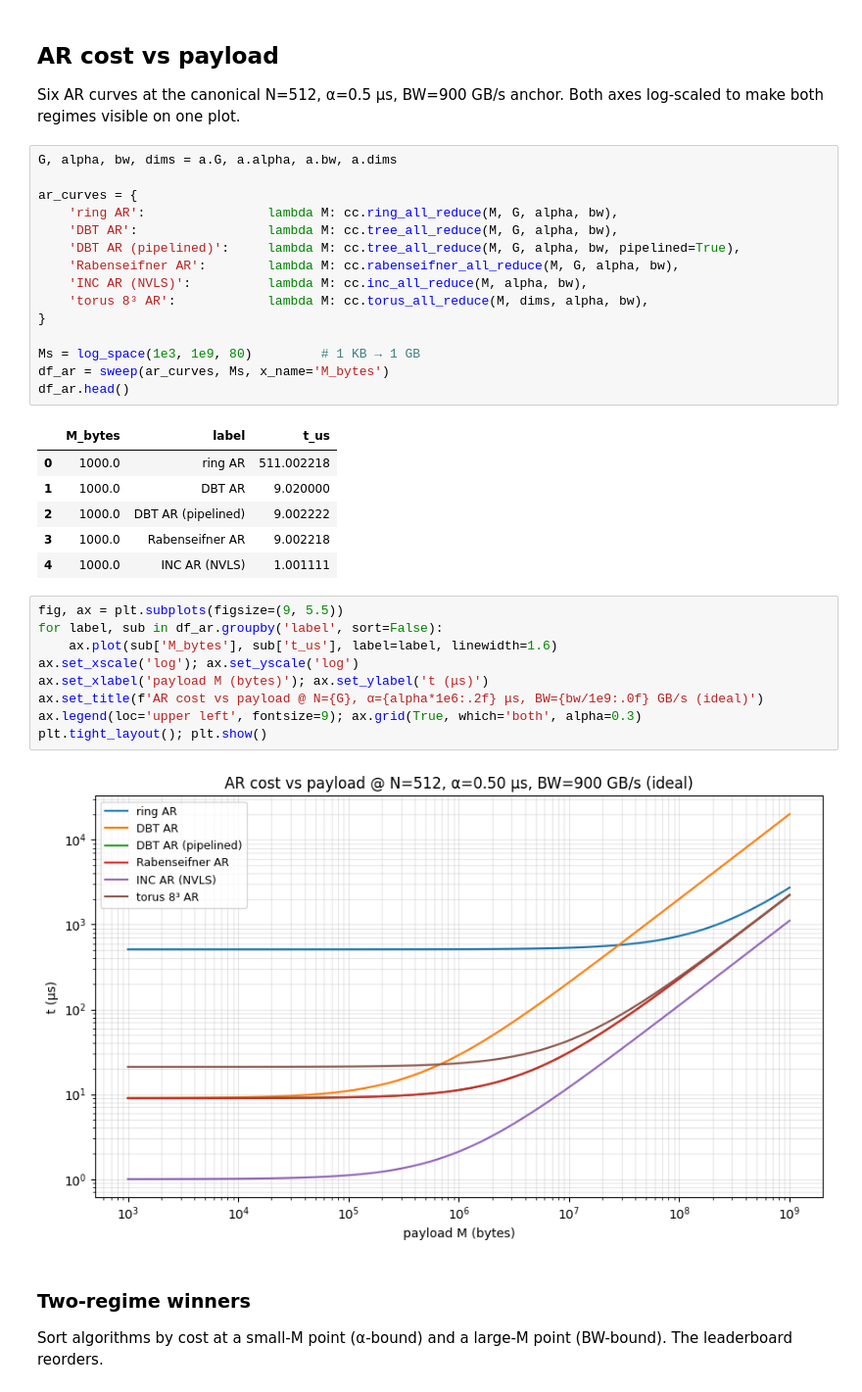
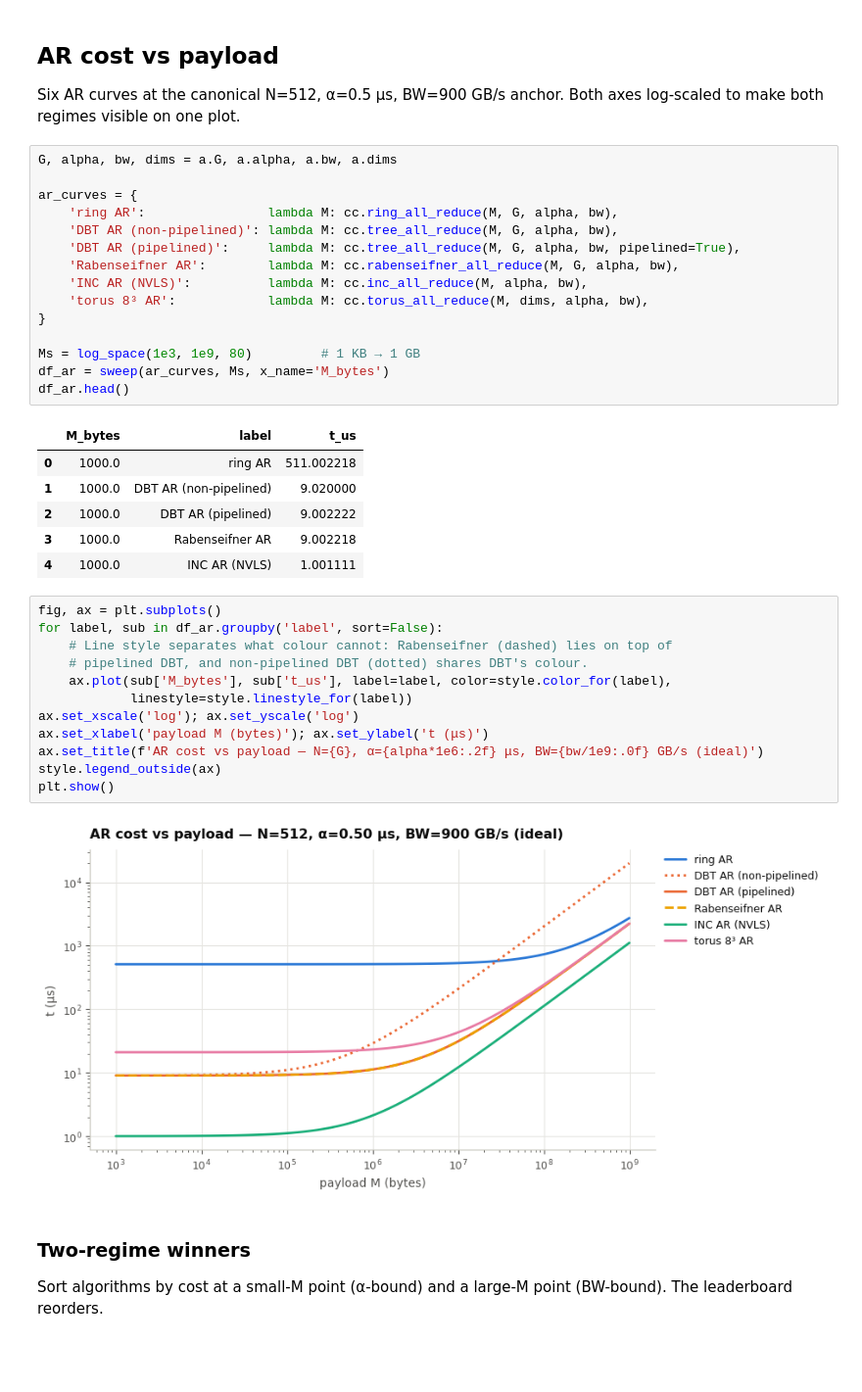
Before and after one commit to spiceMonkey/collective-comm, a Jupyter notebook: code/notebooks/01_payload_sweep.ipynb, the cells around one changed output. Shown at 98% size. Drawn from its saved outputs; the diff is of its cells as text; blank space fills up the shorter version.

```diff
--- a/code/notebooks/01_payload_sweep.ipynb
+++ b/code/notebooks/01_payload_sweep.ipynb
@@ -37,7 +40,7 @@ G, alpha, bw, dims = a.G, a.alpha, a.bw, a.dims
 
 ar_curves = {
     'ring AR':                lambda M: cc.ring_all_reduce(M, G, alpha, bw),
-    'DBT AR':                 lambda M: cc.tree_all_reduce(M, G, alpha, bw),
+    'DBT AR (non-pipelined)': lambda M: cc.tree_all_reduce(M, G, alpha, bw),
     'DBT AR (pipelined)':     lambda M: cc.tree_all_reduce(M, G, alpha, bw, pipelined=True),
     'Rabenseifner AR':        lambda M: cc.rabenseifner_all_reduce(M, G, alpha, bw),
     'INC AR (NVLS)':          lambda M: cc.inc_all_reduce(M, alpha, bw),
@@ -50,21 +53,24 @@ df_ar.head()
 # %% [output]
 |  | M_bytes | label | t_us |
 | 0 | 1000.0 | ring AR | 511.002218 |
-| 1 | 1000.0 | DBT AR | 9.020000 |
+| 1 | 1000.0 | DBT AR (non-pipelined) | 9.020000 |
 | 2 | 1000.0 | DBT AR (pipelined) | 9.002222 |
 | 3 | 1000.0 | Rabenseifner AR | 9.002218 |
 | 4 | 1000.0 | INC AR (NVLS) | 1.001111 |
 # %%
-fig, ax = plt.subplots(figsize=(9, 5.5))
+fig, ax = plt.subplots()
 for label, sub in df_ar.groupby('label', sort=False):
-    ax.plot(sub['M_bytes'], sub['t_us'], label=label, linewidth=1.6)
+    # Line style separates what colour cannot: Rabenseifner (dashed) lies on top of
+    # pipelined DBT, and non-pipelined DBT (dotted) shares DBT's colour.
+    ax.plot(sub['M_bytes'], sub['t_us'], label=label, color=style.color_for(label),
+            linestyle=style.linestyle_for(label))
 ax.set_xscale('log'); ax.set_yscale('log')
 ax.set_xlabel('payload M (bytes)'); ax.set_ylabel('t (μs)')
-ax.set_title(f'AR cost vs payload @ N={G}, α={alpha*1e6:.2f} μs, BW={bw/1e9:.0f} GB/s (ideal)')
-ax.legend(loc='upper left', fontsize=9); ax.grid(True, which='both', alpha=0.3)
-plt.tight_layout(); plt.show()
+ax.set_title(f'AR cost vs payload — N={G}, α={alpha*1e6:.2f} μs, BW={bw/1e9:.0f} GB/s (ideal)')
+style.legend_outside(ax)
+plt.show()
 # %% [output]
-[figure, old version]
+[figure, new version]
 # %% [markdown]
 ### Two-regime winners
 
```
Also changed, not shown: parts of 4 cells of this notebook, 26 other files.
